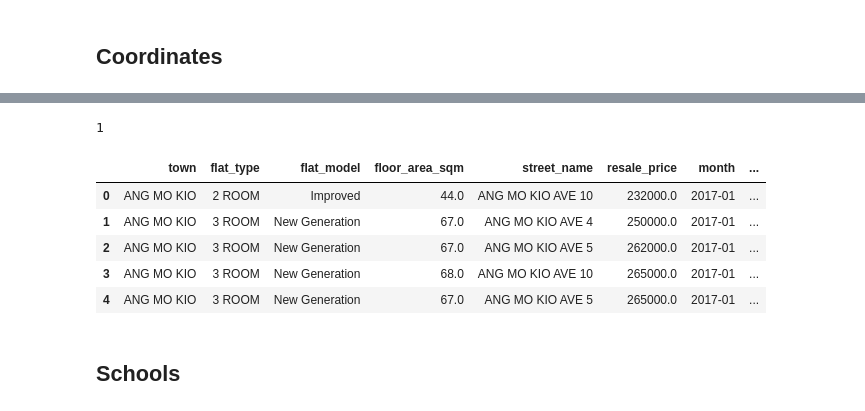
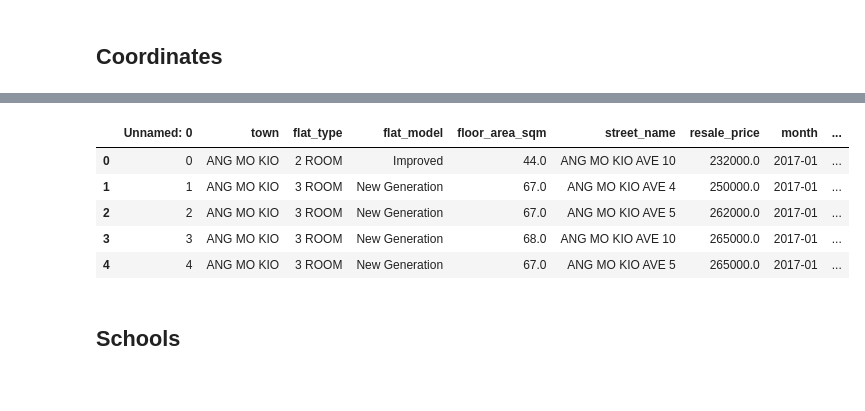
Before and after one commit to alvintanjl/HDB_Resale_Price_Regression, a Jupyter notebook: HDB Resale Price_Data Engineering.ipynb, the cells around one changed output, grey strips where cells are left out. Saved outputs shown, nothing was run; the diff lists cells and outputs as text; code cells hidden in the pictures.

```diff
--- a/HDB Resale Price_Data Engineering.ipynb
+++ b/HDB Resale Price_Data Engineering.ipynb
@@ -125,0 +122,5 @@ test_df['lat_lon'] = test_df['address_str'].progress_apply(get_coordinates)
+# %%
+# Read in checkpoint 1
+final_df = pd.read_csv('checkpoint_1.csv')
+# df_read_in.info()
+final_df['lat_lon'] = final_df['lat_lon'].apply(ast.literal_eval).apply(lambda x: (float(x[0]), float(x[1]))) # Change to tuple of floats
@@ -206,30 +164,26 @@ test_df.head()
-# %%
-def get_num_mrt_1km_radius(place_coord):
-    if pd.isna(place_coord) == True:
-        return np.nan
-    else:
-        num = 0
-        for idx, row in mrt_df.iterrows():
-            mrt = row['MRT Stations']
-            dist = geodesic(place_coord, row['MRT_stn_lat_long']).meters
-            if dist <= 1000:
-                num += 1
-        return num
-
-# test
-get_num_mrt_1km_radius((1.38070883044887, 103.835368226602))
-# %% [output]
-1
-# %%
-test_df['num_mrts_1km_radius'] = test_df['lat_lon'].progress_apply(get_num_mrt_1km_radius)
-test_df.head()
-# %% [output]
-|  | town | flat_type | flat_model | floor_area_sqm | street_name | resale_price | month | ... |
-| 0 | ANG MO KIO | 2 ROOM | Improved | 44.0 | ANG MO KIO AVE 10 | 232000.0 | 2017-01 | ... |
-| 1 | ANG MO KIO | 3 ROOM | New Generation | 67.0 | ANG MO KIO AVE 4 | 250000.0 | 2017-01 | ... |
-| 2 | ANG MO KIO | 3 ROOM | New Generation | 67.0 | ANG MO KIO AVE 5 | 262000.0 | 2017-01 | ... |
-| 3 | ANG MO KIO | 3 ROOM | New Generation | 68.0 | ANG MO KIO AVE 10 | 265000.0 | 2017-01 | ... |
-| 4 | ANG MO KIO | 3 ROOM | New Generation | 67.0 | ANG MO KIO AVE 5 | 265000.0 | 2017-01 | ... |
+# %%
+def get_mrt_shortest_and_1km_radius(place_coord):
+    if pd.isna(place_coord) == True:
+        return np.nan
+    else:
+        dist_df = mrt_df['MRT_stn_lat_long'].apply(lambda x: geodesic(place_coord, x).meters)
+        min_dist = dist_df.min()
+        mrt_stn = mrt_df.loc[dist_df.idxmin(),'MRT Stations']
+        num_within_1km_radius = sum(dist_df <= 1000)
+        return (min_dist, mrt_stn, num_within_1km_radius)
+
+output = final_df['lat_lon'].progress_apply(get_mrt_shortest_and_1km_radius)
+final_df['closest_mrt_dist'] = output.apply(lambda x: x[0])
+final_df['closest_mrt'] = output.apply(lambda x: x[1])
+final_df['num_mrt_1km_radius'] = output.apply(lambda x: x[2])
+final_df.head()
+# %% [output]
+|  | Unnamed: 0 | town | flat_type | flat_model | floor_area_sqm | street_name | resale_price | month | ... |
+| 0 | 0 | ANG MO KIO | 2 ROOM | Improved | 44.0 | ANG MO KIO AVE 10 | 232000.0 | 2017-01 | ... |
+| 1 | 1 | ANG MO KIO | 3 ROOM | New Generation | 67.0 | ANG MO KIO AVE 4 | 250000.0 | 2017-01 | ... |
+| 2 | 2 | ANG MO KIO | 3 ROOM | New Generation | 67.0 | ANG MO KIO AVE 5 | 262000.0 | 2017-01 | ... |
+| 3 | 3 | ANG MO KIO | 3 ROOM | New Generation | 68.0 | ANG MO KIO AVE 10 | 265000.0 | 2017-01 | ... |
+| 4 | 4 | ANG MO KIO | 3 ROOM | New Generation | 67.0 | ANG MO KIO AVE 5 | 265000.0 | 2017-01 | ... |
 # %% [markdown]
 ## Schools
 # %%
```
Also changed, not shown: parts of 37 cells of this notebook, 1 other file.
